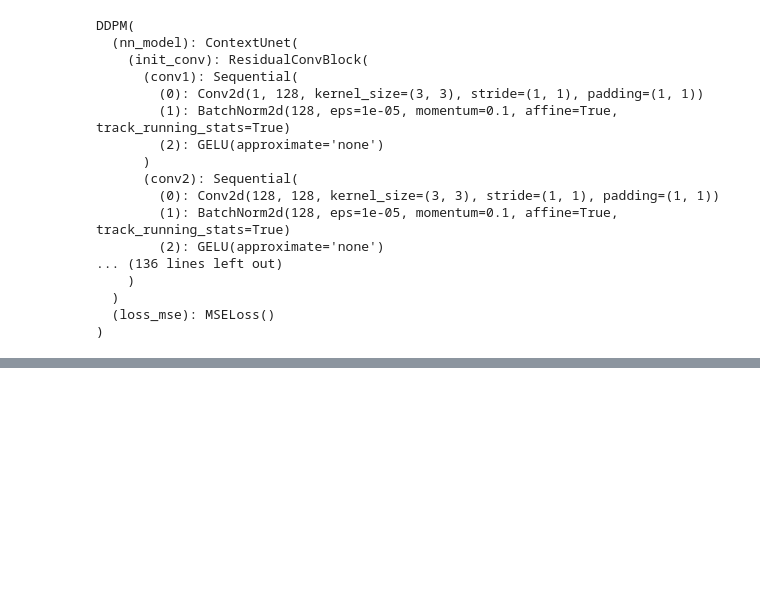
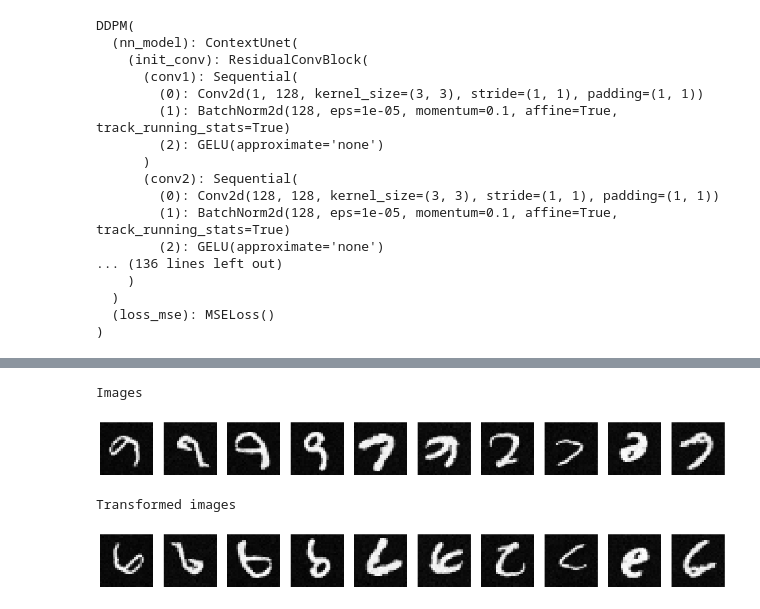
Before and after one commit to l-ada/PAAI_final_project, a Jupyter notebook: ddmd.ipynb, the cells around one changed output, grey strips where cells are left out. Cells and saved outputs as stored; diff of their text form; code cells hidden in the pictures; blank space fills up the shorter version.

```diff
--- a/ddmd.ipynb
+++ b/ddmd.ipynb
@@ -437,3 +523,20 @@ def plot_images(images):
         plt.axis('off')
         plt.imshow(images[i], cmap='gray')
     plt.show()
+# %%
+torch.manual_seed(9)
+# setseed
+# experiments with 180 rotation
+n_batches = 10
+for i in range(n_batches):
+    n_images = 10
+    images = generate_images(n_images,[6]*n_images, [2]*n_images, transformation=rotate(2), transf_inverse= rotate(-2))
+    print("Images\n")
+    plot_images(images)
+    print("Transformed images\n")
+    plot_images(np.rot90(images, k=2, axes=(1,2)))
+# %% [output]
+Images
+[figure, added]
+Transformed images
+[figure, added]
```
Also changed, not shown: parts of 11 cells of this notebook.
